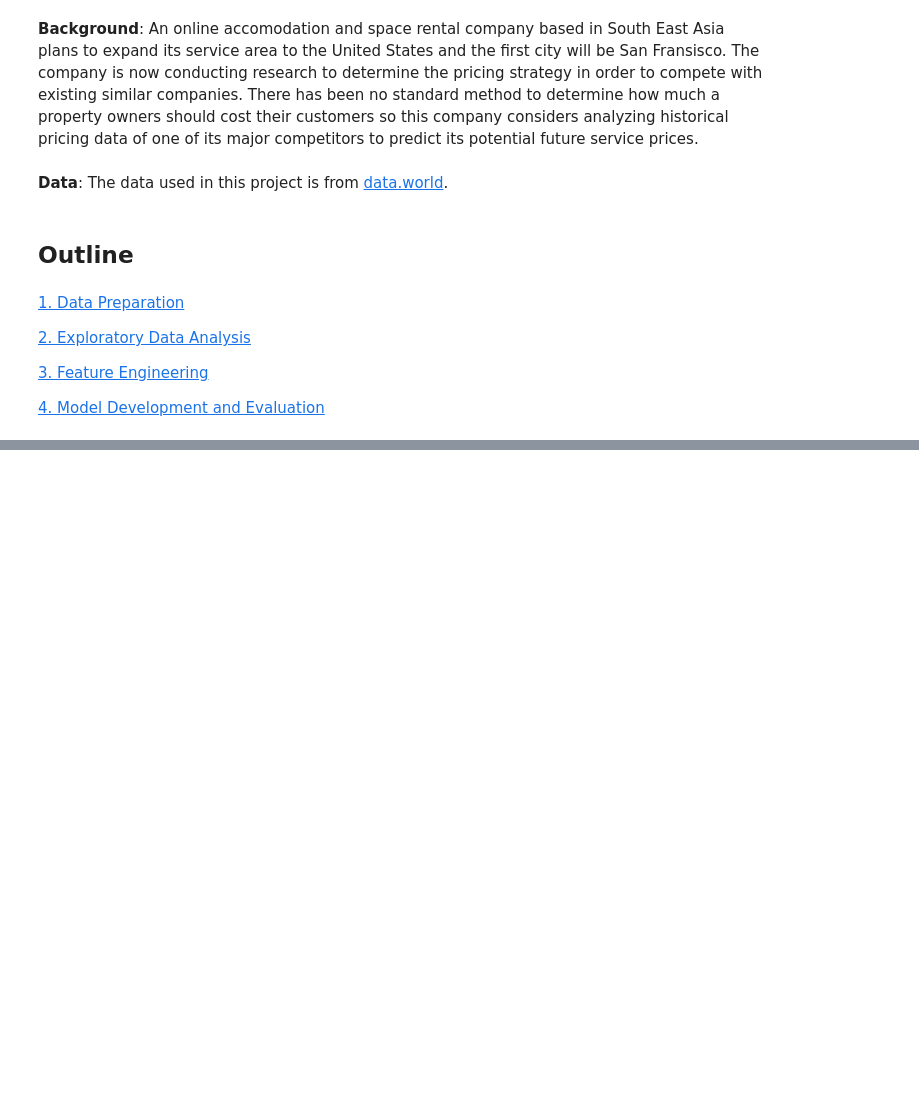
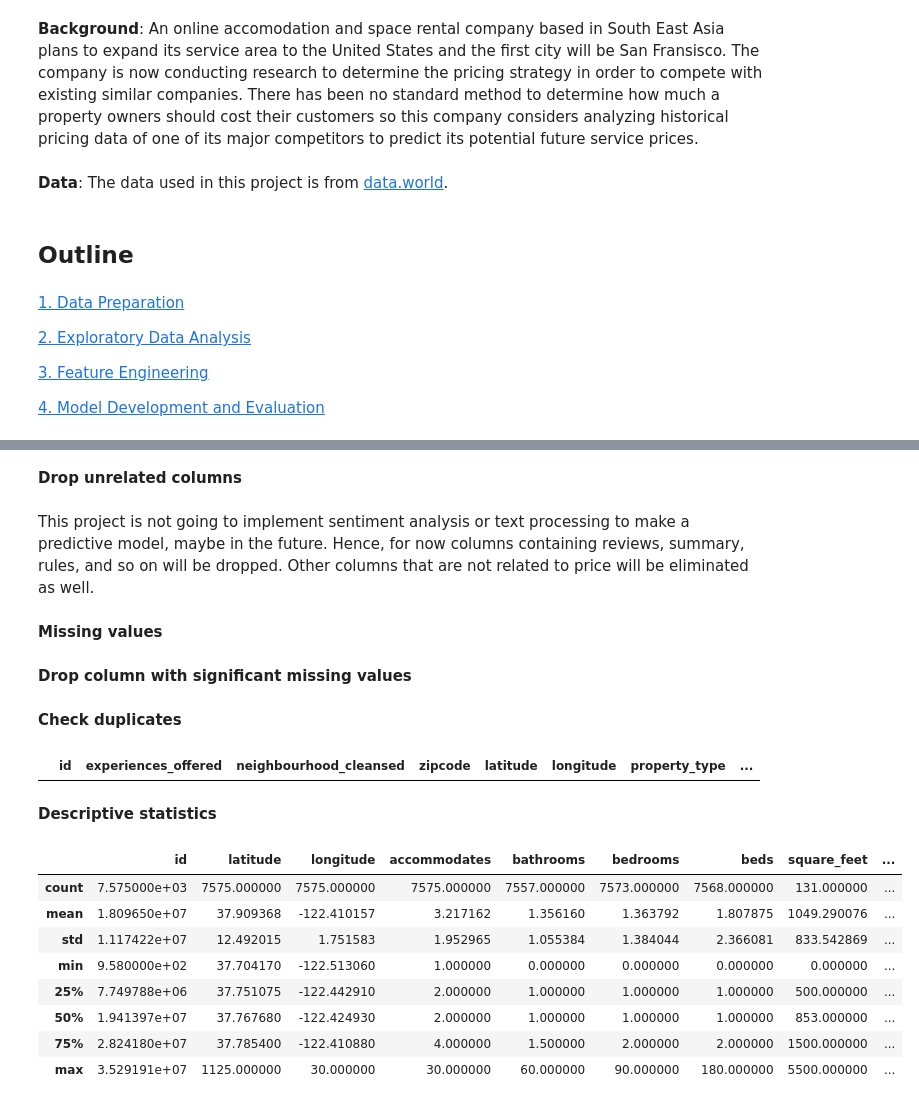
Before and after one commit to waldysetio/price-estimation, a Jupyter notebook: price-estimation.ipynb, the cells around one changed output, grey strips where cells are left out. Drawn from its saved outputs; the diff is of its cells as text; code cells hidden in the pictures; blank space fills up the shorter version.

```diff
--- a/price-estimation.ipynb
+++ b/price-estimation.ipynb
@@ -27,0 +40,4 @@ import lux
+# %% [markdown]
+**Drop unrelated columns**
+# %% [markdown]
+This project is not going to implement sentiment analysis or text processing to make a predictive model, maybe in the future. Hence, for now columns containing reviews, summary, rules, and so on will be dropped. Other columns that are not related to price will be eliminated as well.
@@ -27,0 +65,2 @@ import lux
+# %% [markdown]
+**Missing values**
@@ -27,0 +76,2 @@ import lux
+# %% [markdown]
+**Drop column with significant missing values**
@@ -27,0 +84,21 @@ import lux
+# %% [markdown]
+**Check duplicates**
+# %%
+data[data.duplicated()]
+# %% [output]
+|  | id | experiences_offered | neighbourhood_cleansed | zipcode | latitude | longitude | property_type | ... |
+# %% [markdown]
+**Descriptive statistics**
+# %%
+# Print basic statistics of the data
+data.describe()
+# %% [output]
+|  | id | latitude | longitude | accommodates | bathrooms | bedrooms | beds | square_feet | ... |
+| count | 7.575000e+03 | 7575.000000 | 7575.000000 | 7575.000000 | 7557.000000 | 7573.000000 | 7568.000000 | 131.000000 | ... |
+| mean | 1.809650e+07 | 37.909368 | -122.410157 | 3.217162 | 1.356160 | 1.363792 | 1.807875 | 1049.290076 | ... |
+| std | 1.117422e+07 | 12.492015 | 1.751583 | 1.952965 | 1.055384 | 1.384044 | 2.366081 | 833.542869 | ... |
+| min | 9.580000e+02 | 37.704170 | -122.513060 | 1.000000 | 0.000000 | 0.000000 | 0.000000 | 0.000000 | ... |
+| 25% | 7.749788e+06 | 37.751075 | -122.442910 | 2.000000 | 1.000000 | 1.000000 | 1.000000 | 500.000000 | ... |
+| 50% | 1.941397e+07 | 37.767680 | -122.424930 | 2.000000 | 1.000000 | 1.000000 | 1.000000 | 853.000000 | ... |
+| 75% | 2.824180e+07 | 37.785400 | -122.410880 | 4.000000 | 1.500000 | 2.000000 | 2.000000 | 1500.000000 | ... |
+| max | 3.529191e+07 | 1125.000000 | 30.000000 | 30.000000 | 60.000000 | 90.000000 | 180.000000 | 5500.000000 | ... |
```
Also changed, not shown: parts of 15 cells of this notebook.
